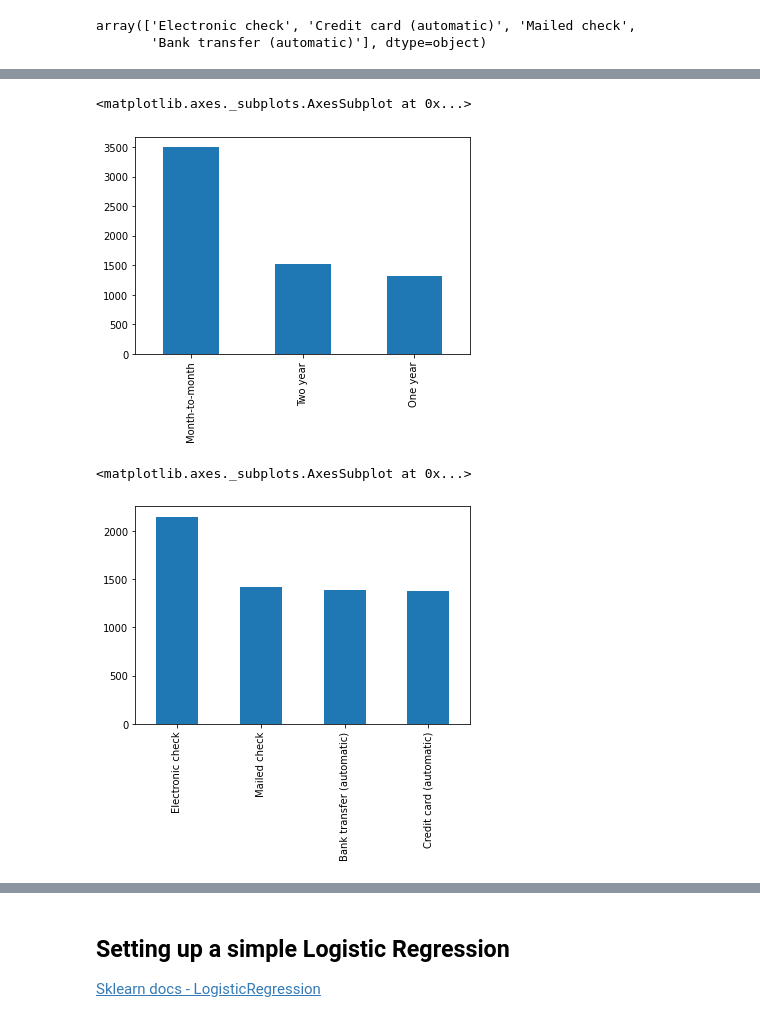
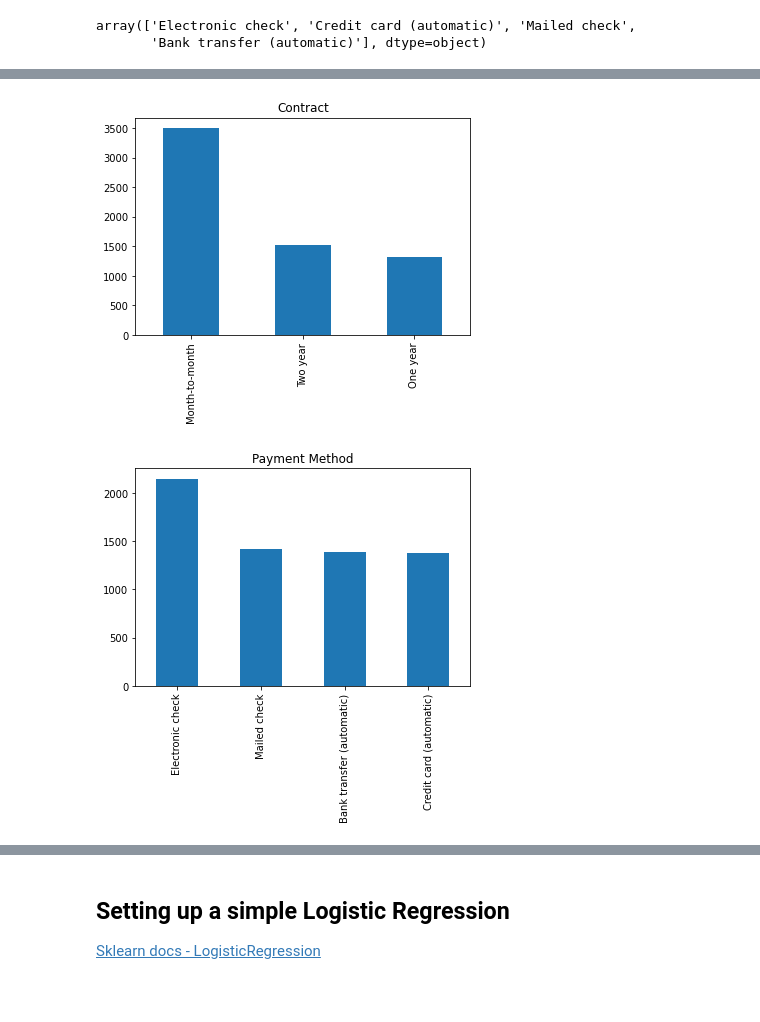
Before and after one commit to mesha4545a/Assigment-2, a Jupyter notebook: 01_case_study_setup.ipynb, the cells around one changed output, grey strips where cells are left out. Saved outputs shown, nothing was run; the diff lists cells and outputs as text; code cells hidden in the pictures; blank space fills up the shorter version.

```diff
--- a/01_case_study_setup.ipynb
+++ b/01_case_study_setup.ipynb
@@ -184,10 +188,10 @@ df['gender'].value_counts().plot(kind='bar')
 # %%
 df['Contract'].value_counts().plot(kind='bar')
+plt.title('Contract');
 # %% [output]
-<matplotlib.axes._subplots.AxesSubplot at 0x...>
-[figure, old version]
+[figure, new version]
 # %%
 df['PaymentMethod'].value_counts().plot(kind='bar')
+plt.title('Payment Method');
 # %% [output]
-<matplotlib.axes._subplots.AxesSubplot at 0x...>
-[figure, old version]
+[figure, new version]
```
Also changed, not shown: parts of 16 cells of this notebook.
